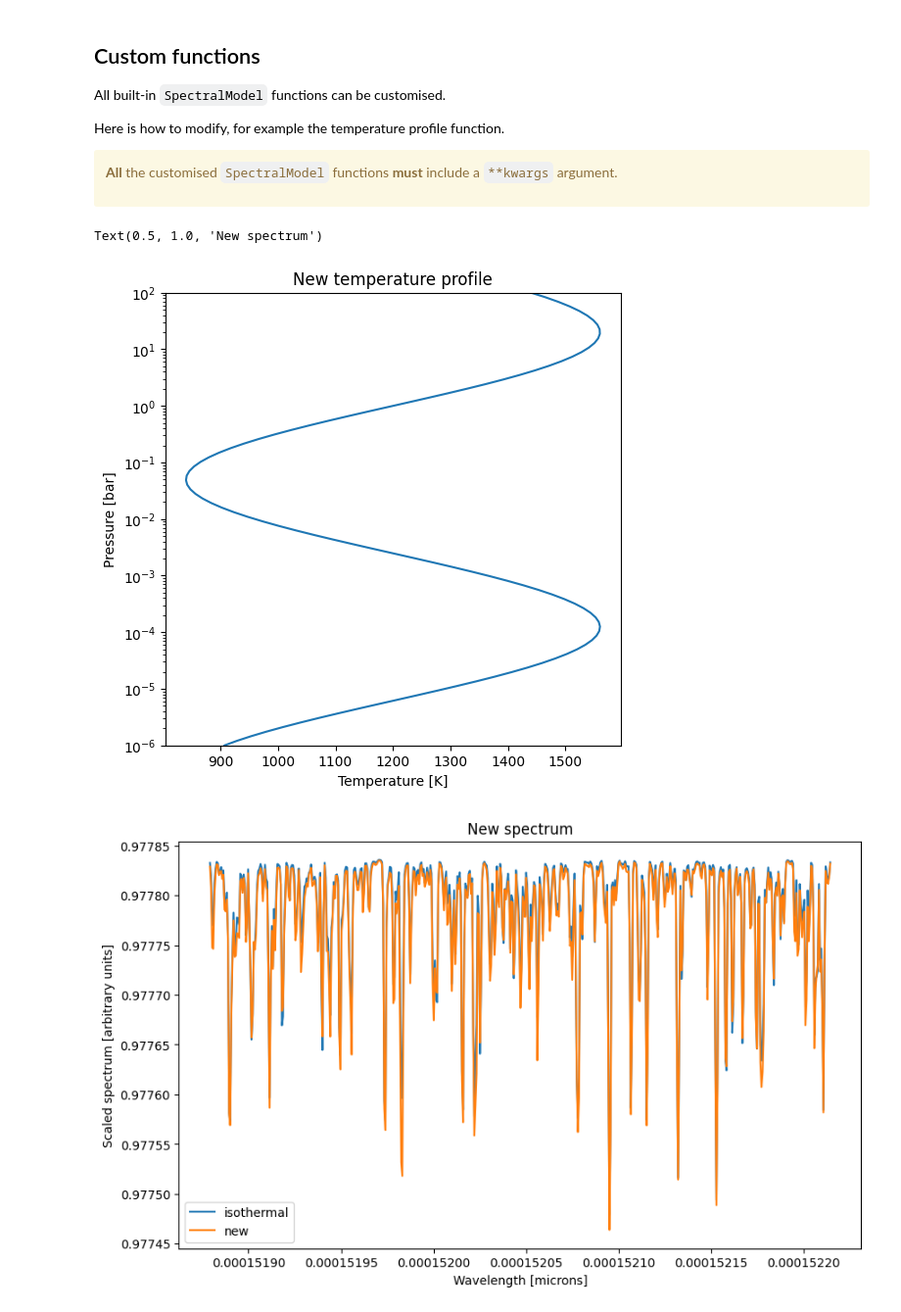
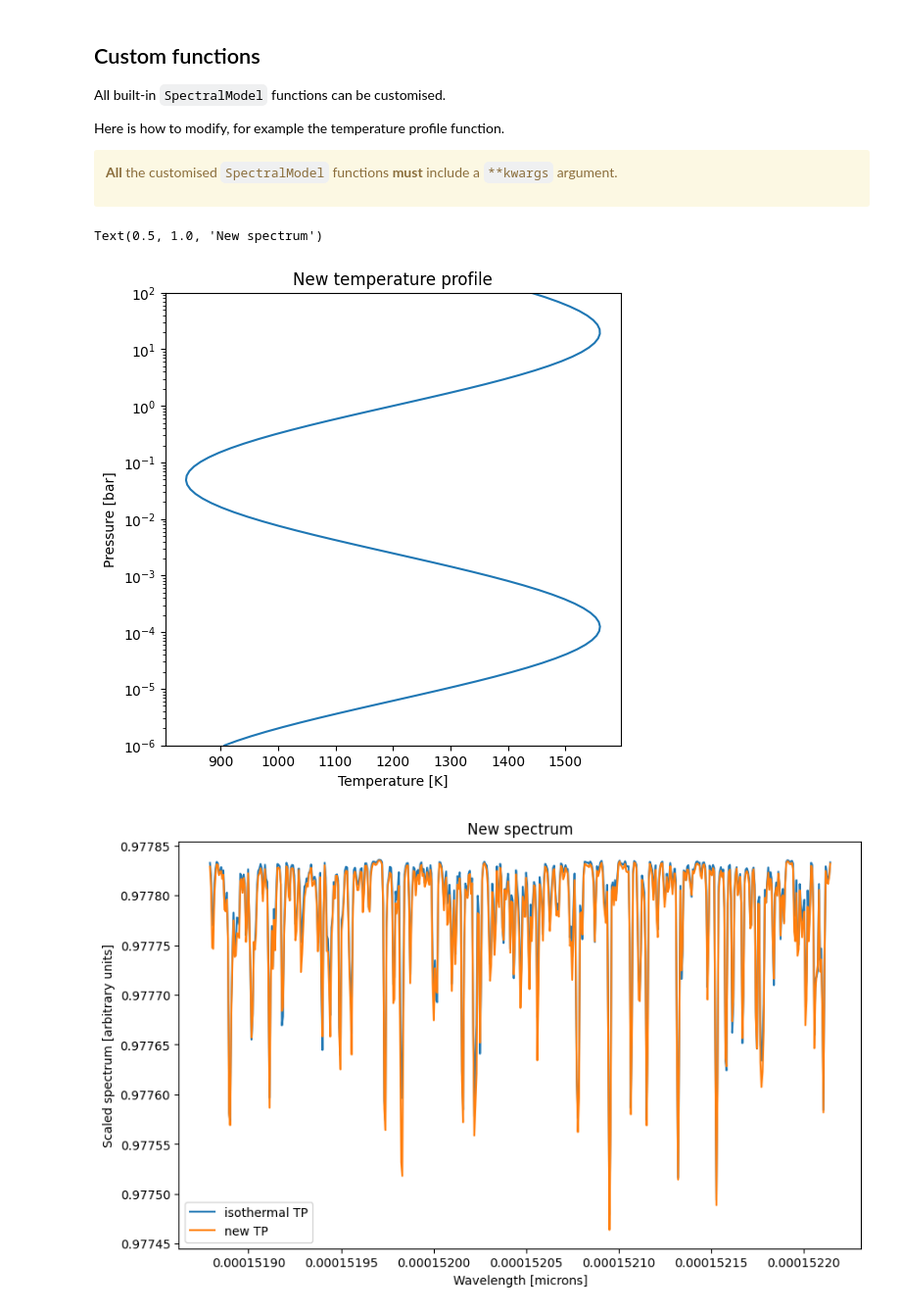
Before and after one commit to wbalmer/petitRADTRANS, a Jupyter notebook: docs/content/notebooks/spectral_model.ipynb, the cells around one changed output. Shown at 98% size. Cells and saved outputs as stored; diff of their text form; code cells hidden in the pictures.

```diff
--- a/docs/content/notebooks/spectral_model.ipynb
+++ b/docs/content/notebooks/spectral_model.ipynb
@@ -564,7 +575,7 @@ spectrum = 1 - (spectrum * star_radius) ** 2
 
 To activate the scaling, set `scale=True`:
 # %%
-wavelengths, transit_radii = spectral_model.calculate_spectrum(
+wavelengths, transit_radii_scaled = spectral_model.calculate_spectrum(
     mode='transmission',
     update_parameters=True,
     scale=True
@@ -572,7 +583,7 @@ wavelengths, transit_radii = spectral_model.calculate_spectrum(
 
 fig, ax = plt.subplots(figsize = (10,6))
 
-ax.plot(wavelengths[0] * 1e4, transit_radii[0])
+ax.plot(wavelengths[0] * 1e4, transit_radii_scaled[0])
 ax.set_xlabel('Wavelength [microns]')
 ax.set_ylabel(r'Scaled transit spectrum [arbitrary units]')
 # %% [output]
@@ -1025,45 +1051,50 @@ Here is how to modify, for example the temperature profile function.
 **All** the customised `SpectralModel` functions **must** include a `**kwargs` argument.
 </div>
 # %%
+import copy
+
+# Copy the SpectralModel
+custom_spectral_model = copy.deepcopy(spectral_model)
+
 # Set a new temperature profile function based on some top notch physics
 def my_t_profile(pressures, my_parameter, x, **kwargs):  # the **kwargs is important, even if it's not used
     # Note that the "temperature" model parameter is not necessary, but in this context it could be used in place of "x"
     return x * (1 + 0.3 * np.sin(np.deg2rad(my_parameter * np.log(pressures))))
 
 # Add necessary model parameters for the new TP model
 # The new parameters are added here, but can also be added during instanciation just like any other model parameter
-spectral_model.model_parameters['my_parameter'] =  30
-spectral_model.model_parameters['x'] =  1200
+custom_spectral_model.model_parameters['my_parameter'] =  30
+custom_spectral_model.model_parameters['x'] =  1200
 
 # Modify the temperature profile of the model
-spectral_model.compute_temperature_profile = my_t_profile
+custom_spectral_model.compute_temperature_profile = my_t_profile
 
 # Get the model model
-wavelengths, transit_radii_new_tp = spectral_model.calculate_spectrum(
+wavelengths, transit_radii_new_tp = custom_spectral_model.calculate_spectrum(
     mode='transmission',
     update_parameters=True,
     scale=True
 )
 
 # Plot the new temperature profile
 fig, ax = plt.subplots(figsize = (6,6))
 
-ax.semilogy(spectral_model.temperatures, spectral_model.pressures * 1e-6)
+ax.semilogy(custom_spectral_model.temperatures, custom_spectral_model.pressures * 1e-6)
 ax.set_xlabel('Temperature [K]')
 ax.set_ylabel('Pressure [bar]')
-ax.set_ylim(np.array([spectral_model.pressures[0], spectral_model.pressures[-1]]) * 1e-6)
+ax.set_ylim(np.array([custom_spectral_model.pressures[0], custom_spectral_model.pressures[-1]]) * 1e-6)
 ax.set_title('New temperature profile')
 
 # Plot the new spectrum profile
 fig, ax = plt.subplots(figsize = (10,6))
 
-ax.plot(wavelengths[0], transit_radii[0], label='isothermal')
-ax.plot(wavelengths[0], transit_radii_new_tp[0], label='new')
+ax.plot(wavelengths[0], transit_radii_scaled[0], label='isothermal TP')
+ax.plot(wavelengths[0], transit_radii_new_tp[0], label='new TP')
 ax.set_xlabel('Wavelength [microns]')
 ax.set_ylabel('Scaled spectrum [arbitrary units]')
 ax.legend()
 ax.set_title('New spectrum')
 # %% [output]
 Text(0.5, 1.0, 'New spectrum')
 [figure]
-[figure, old version]
+[figure, new version]
```
Also changed, not shown: parts of 27 cells of this notebook, 5 other files.
